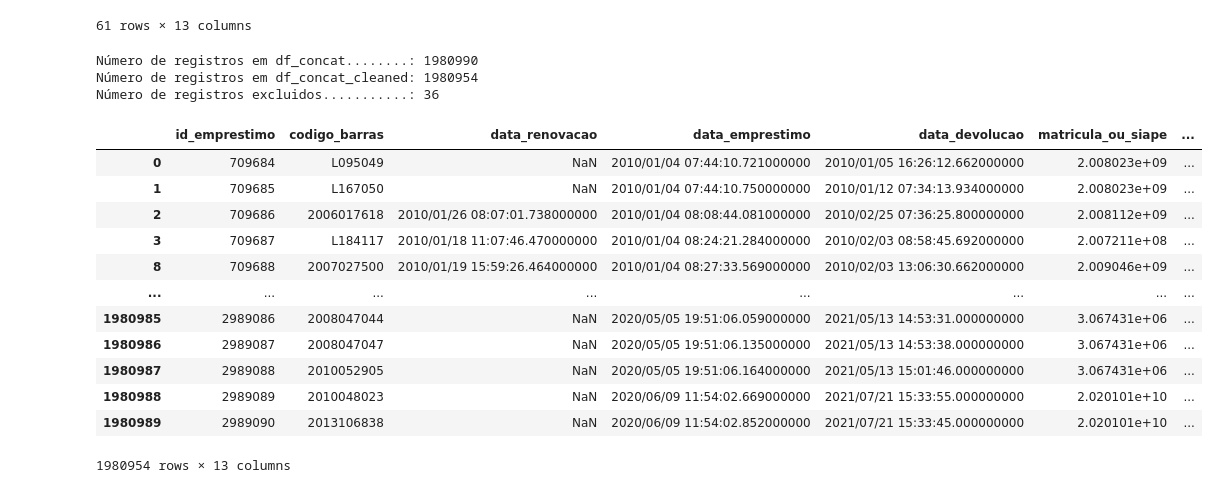
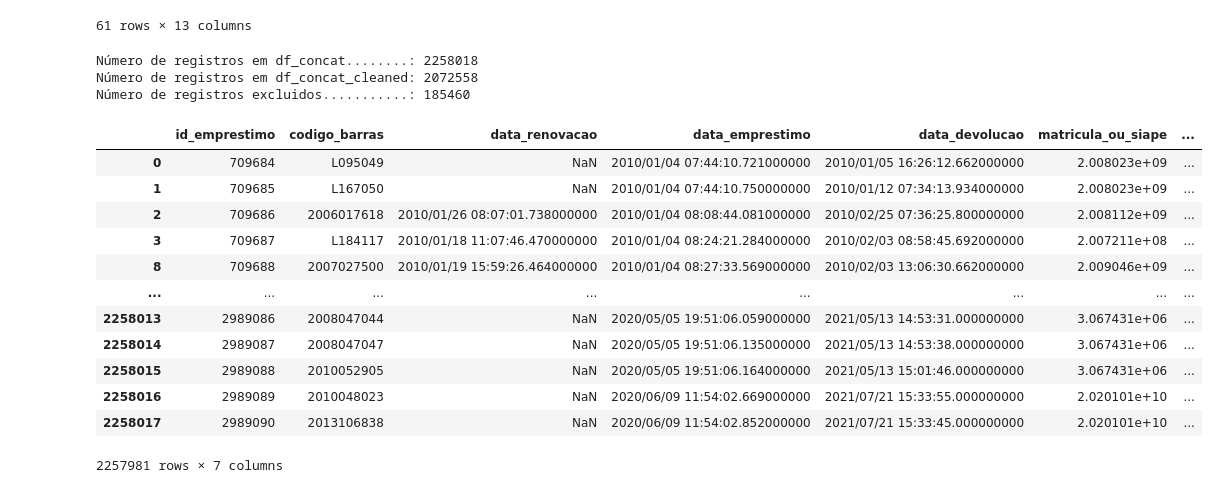
Before and after one commit to mmaia2022/UFRN_BIB, a Jupyter notebook: ufrn_bib.ipynb, the cells around one changed output. Drawn from its saved outputs; the diff is of its cells as text; code cells hidden in the pictures.

```diff
--- a/ufrn_bib.ipynb
+++ b/ufrn_bib.ipynb
@@ -79,3 +79,19 @@ Data columns (total 7 columns):
  6   tipo_vinculo_usuario  object
 dtypes: float64(1), int64(1), object(5)
 memory usage: 115.5+ MB
+# %%
+# Encontrando e removendo linhas duplicadas no df_concat
+duplicate_rows = df_final[df_final.duplicated(keep=False)]  # Encontra todas as linhas duplicadas
+print("Linhas duplicadas encontradas:")
+print(duplicate_rows)
+
+df_concat = df_final.drop_duplicates()  # Remove as linhas duplicadas, mantendo apenas a primeira ocorrência
+
+# Verificando se ainda existem duplicatas
+# print("\nNúmero de linhas duplicadas após a limpeza:", df_final_cleaned().sum())
+
+# Opcional: salvar o DataFrame limpo em um novo arquivo
+# df_concat_cleaned.to_csv("df_concat_cleaned.csv", index=False)
+
+print("\nDataFrame após a limpeza:")
+print(df_concat)
@@ -86,7 +120,8 @@ memory usage: 115.5+ MB
 df_exemplares = pd.read_parquet(filepath + 'dados_exemplares.parquet')
 
 # Fazendo o Merge dos dois dataframes df_final e df_exemplares em um único dataframe df_concat com a coluna chave sendo codigo_barras
-df_concat = pd.merge(df_final, df_exemplares, on='codigo_barras', how='inner')
+#df_concat = pd.merge(df_final, df_exemplares, on='codigo_barras', how='inner')
+df_concat = df_concat.merge(df_exemplares)
 
 # Print do DataFrame
 print(df_concat)
@@ -128,16 +162,0 @@ df_concat
-# %%
-# Encontrando e removendo linhas duplicadas no df_concat
-duplicate_rows = df_concat[df_concat.duplicated(keep=False)]  # Encontra todas as linhas duplicadas
-print("Linhas duplicadas encontradas:")
-print(duplicate_rows)
-
-df_concat_cleaned = df_concat.drop_duplicates()  # Remove as linhas duplicadas, mantendo apenas a primeira ocorrência
-
-# Verificando se ainda existem duplicatas
-print("\nNúmero de linhas duplicadas após a limpeza:", df_concat_cleaned.duplicated().sum())
-
-# Opcional: salvar o DataFrame limpo em um novo arquivo
-# df_concat_cleaned.to_csv("df_concat_cleaned.csv", index=False)
-
-print("\nDataFrame após a limpeza:")
-print(df_concat_cleaned)
@@ -200,28 +201,28 @@ duplicate_rows
 61 rows × 13 columns
 # %%
 # Conparando a quantidades de registros após a limpeza
-df_concat_linhas = len(df_concat)
-df_concat_cleaned_linhas = len(df_concat_cleaned)
+df_concat_linhas = len(df_final)
+df_concat_cleaned_linhas = len(df_concat)
 df_dif = df_concat_linhas - df_concat_cleaned_linhas
 
 print(f"Número de registros em df_concat........: {df_concat_linhas}")
 print(f"Número de registros em df_concat_cleaned: {df_concat_cleaned_linhas}")
 print(f"Número de registros excluidos...........: {df_dif}")
 df_concat_cleaned
 # %% [output]
-Número de registros em df_concat........: 1980990
-Número de registros em df_concat_cleaned: 1980954
-Número de registros excluidos...........: 36
+Número de registros em df_concat........: 2258018
+Número de registros em df_concat_cleaned: 2072558
+Número de registros excluidos...........: 185460
 |  | id_emprestimo | codigo_barras | data_renovacao | data_emprestimo | data_devolucao | matricula_ou_siape | ... |
 | 0 | 709684 | L095049 | NaN | 2010/01/04 07:44:10.721000000 | 2010/01/05 16:26:12.662000000 | 2.008023e+09 | ... |
 | 1 | 709685 | L167050 | NaN | 2010/01/04 07:44:10.750000000 | 2010/01/12 07:34:13.934000000 | 2.008023e+09 | ... |
 | 2 | 709686 | 2006017618 | 2010/01/26 08:07:01.738000000 | 2010/01/04 08:08:44.081000000 | 2010/02/25 07:36:25.800000000 | 2.008112e+09 | ... |
 | 3 | 709687 | L184117 | 2010/01/18 11:07:46.470000000 | 2010/01/04 08:24:21.284000000 | 2010/02/03 08:58:45.692000000 | 2.007211e+08 | ... |
 | 8 | 709688 | 2007027500 | 2010/01/19 15:59:26.464000000 | 2010/01/04 08:27:33.569000000 | 2010/02/03 13:06:30.662000000 | 2.009046e+09 | ... |
 | ... | ... | ... | ... | ... | ... | ... | ... |
-| 1980985 | 2989086 | 2008047044 | NaN | 2020/05/05 19:51:06.059000000 | 2021/05/13 14:53:31.000000000 | 3.067431e+06 | ... |
-| 1980986 | 2989087 | 2008047047 | NaN | 2020/05/05 19:51:06.135000000 | 2021/05/13 14:53:38.000000000 | 3.067431e+06 | ... |
-| 1980987 | 2989088 | 2010052905 | NaN | 2020/05/05 19:51:06.164000000 | 2021/05/13 15:01:46.000000000 | 3.067431e+06 | ... |
-| 1980988 | 2989089 | 2010048023 | NaN | 2020/06/09 11:54:02.669000000 | 2021/07/21 15:33:55.000000000 | 2.020101e+10 | ... |
-| 1980989 | 2989090 | 2013106838 | NaN | 2020/06/09 11:54:02.852000000 | 2021/07/21 15:33:45.000000000 | 2.020101e+10 | ... |
+| 2258013 | 2989086 | 2008047044 | NaN | 2020/05/05 19:51:06.059000000 | 2021/05/13 14:53:31.000000000 | 3.067431e+06 | ... |
+| 2258014 | 2989087 | 2008047047 | NaN | 2020/05/05 19:51:06.135000000 | 2021/05/13 14:53:38.000000000 | 3.067431e+06 | ... |
+| 2258015 | 2989088 | 2010052905 | NaN | 2020/05/05 19:51:06.164000000 | 2021/05/13 15:01:46.000000000 | 3.067431e+06 | ... |
+| 2258016 | 2989089 | 2010048023 | NaN | 2020/06/09 11:54:02.669000000 | 2021/07/21 15:33:55.000000000 | 2.020101e+10 | ... |
+| 2258017 | 2989090 | 2013106838 | NaN | 2020/06/09 11:54:02.852000000 | 2021/07/21 15:33:45.000000000 | 2.020101e+10 | ... |
-1980954 rows × 13 columns
+2257981 rows × 7 columns
```
Also changed, not shown: parts of 8 cells of this notebook.
